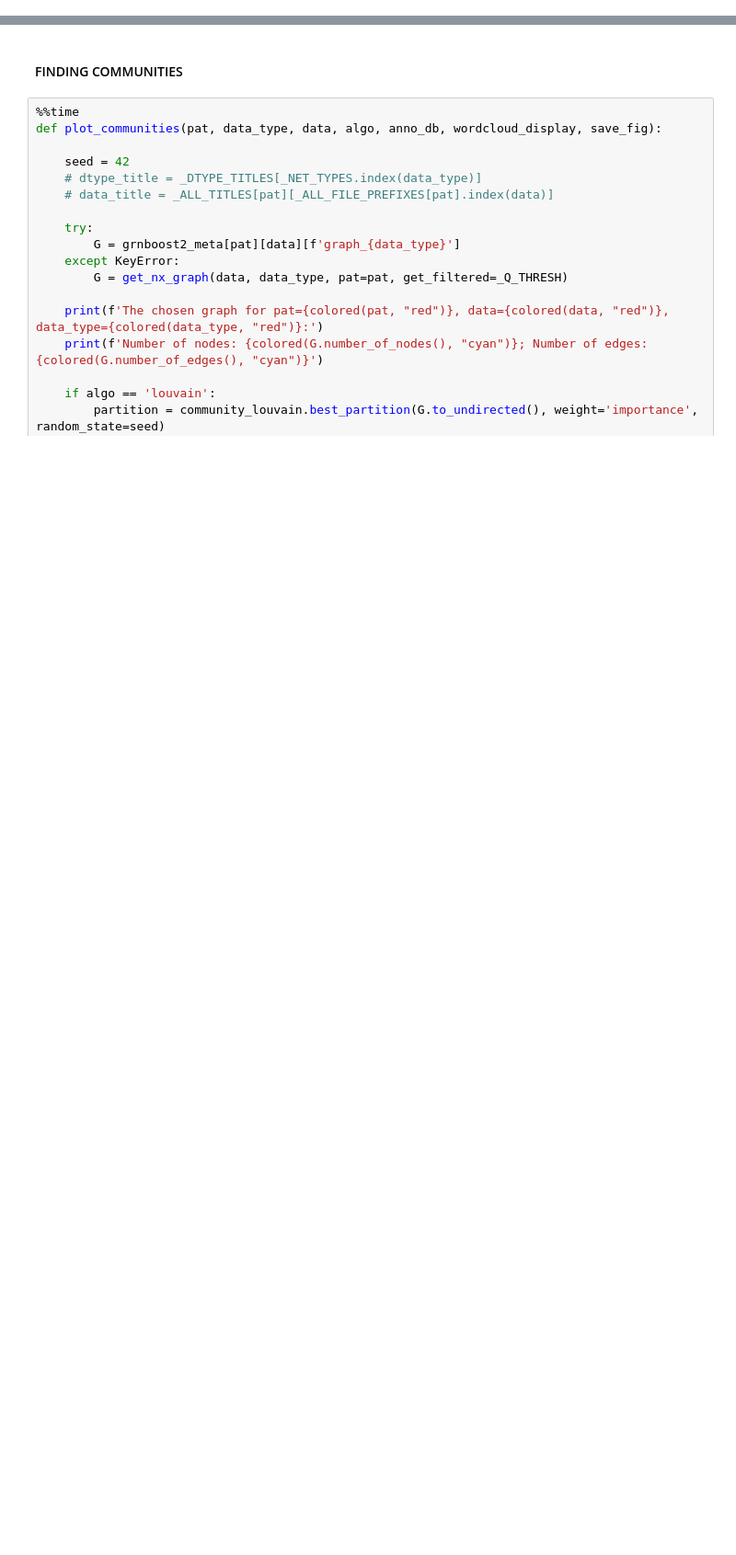
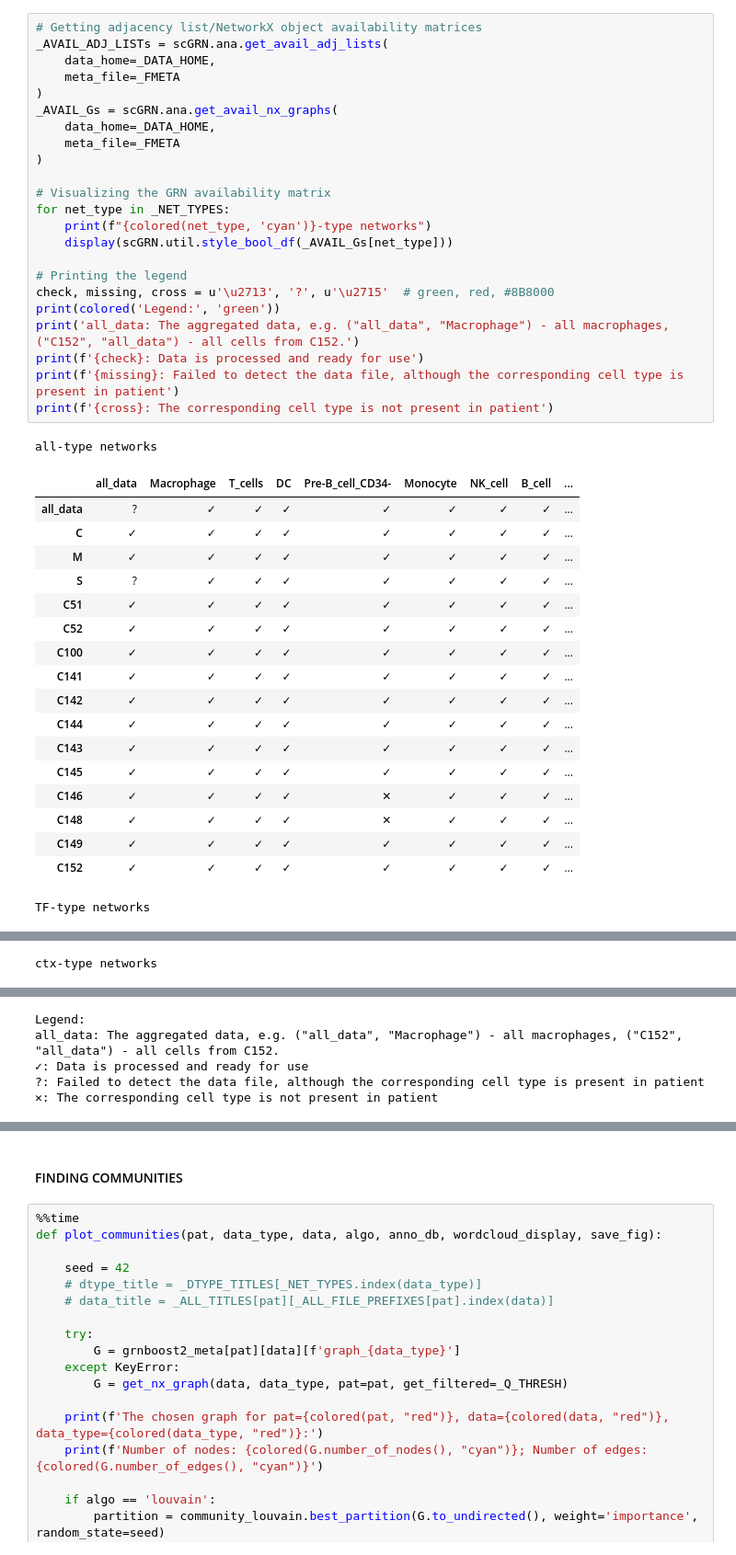
Before and after one commit to masyahook/scGRN, a Jupyter notebook: notebooks/GRNBoost2_Community_analysis.ipynb, the cells around one changed output, grey strips where cells are left out. Shown: that part at 92% size. Saved outputs shown, nothing was run; the diff lists cells and outputs as text; blank space fills up the shorter version.

```diff
--- a/notebooks/GRNBoost2_Community_analysis.ipynb
+++ b/notebooks/GRNBoost2_Community_analysis.ipynb
@@ -0,0 +268,43 @@
+# %%
+# Getting adjacency list/NetworkX object availability matrices
+_AVAIL_ADJ_LISTs = scGRN.ana.get_avail_adj_lists(
+    data_home=_DATA_HOME,
+    meta_file=_FMETA
+)
+_AVAIL_Gs = scGRN.ana.get_avail_nx_graphs(
+    data_home=_DATA_HOME,
+    meta_file=_FMETA
+)
+
+# Visualizing the GRN availability matrix
+for net_type in _NET_TYPES:
+    print(f"{colored(net_type, 'cyan')}-type networks")
+    display(scGRN.util.style_bool_df(_AVAIL_Gs[net_type]))
+
+# Printing the legend
+check, missing, cross = u'\u2713', '?', u'\u2715'  # green, red, #8B8000
+print(colored('Legend:', 'green'))
+print('all_data: The aggregated data, e.g. ("all_data", "Macrophage") - all macrophages, ("C152", "all_data") - all cells from C152.')
+print(f'{check}: Data is processed and ready for use')
+print(f'{missing}: Failed to detect the data file, although the corresponding cell type is present in patient')
+print(f'{cross}: The corresponding cell type is not present in patient')
+# %% [output]
+all-type networks
+|  | all_data | Macrophage | T_cells | DC | Pre-B_cell_CD34- | Monocyte | NK_cell | B_cell | ... |
+| all_data | ? | ✓ | ✓ | ✓ | ✓ | ✓ | ✓ | ✓ | ... |
+| C | ✓ | ✓ | ✓ | ✓ | ✓ | ✓ | ✓ | ✓ | ... |
+| M | ✓ | ✓ | ✓ | ✓ | ✓ | ✓ | ✓ | ✓ | ... |
+| S | ? | ✓ | ✓ | ✓ | ✓ | ✓ | ✓ | ✓ | ... |
+| C51 | ✓ | ✓ | ✓ | ✓ | ✓ | ✓ | ✓ | ✓ | ... |
+| C52 | ✓ | ✓ | ✓ | ✓ | ✓ | ✓ | ✓ | ✓ | ... |
+| C100 | ✓ | ✓ | ✓ | ✓ | ✓ | ✓ | ✓ | ✓ | ... |
+| C141 | ✓ | ✓ | ✓ | ✓ | ✓ | ✓ | ✓ | ✓ | ... |
+| C142 | ✓ | ✓ | ✓ | ✓ | ✓ | ✓ | ✓ | ✓ | ... |
+| C144 | ✓ | ✓ | ✓ | ✓ | ✓ | ✓ | ✓ | ✓ | ... |
+| C143 | ✓ | ✓ | ✓ | ✓ | ✓ | ✓ | ✓ | ✓ | ... |
+| C145 | ✓ | ✓ | ✓ | ✓ | ✓ | ✓ | ✓ | ✓ | ... |
+| C146 | ✓ | ✓ | ✓ | ✓ | ✕ | ✓ | ✓ | ✓ | ... |
+| C148 | ✓ | ✓ | ✓ | ✓ | ✕ | ✓ | ✓ | ✓ | ... |
+| C149 | ✓ | ✓ | ✓ | ✓ | ✓ | ✓ | ✓ | ✓ | ... |
+| C152 | ✓ | ✓ | ✓ | ✓ | ✓ | ✓ | ✓ | ✓ | ... |
+TF-type networks
@@ -0,0 +328 @@
+ctx-type networks
@@ -0,0 +346,5 @@
+Legend:
+all_data: The aggregated data, e.g. ("all_data", "Macrophage") - all macrophages, ("C152", "all_data") - all cells from C152.
+✓: Data is processed and ready for use
+?: Failed to detect the data file, although the corresponding cell type is present in patient
+✕: The corresponding cell type is not present in patient
```
Also changed, not shown: parts of 20 cells of this notebook, 5 other files.
